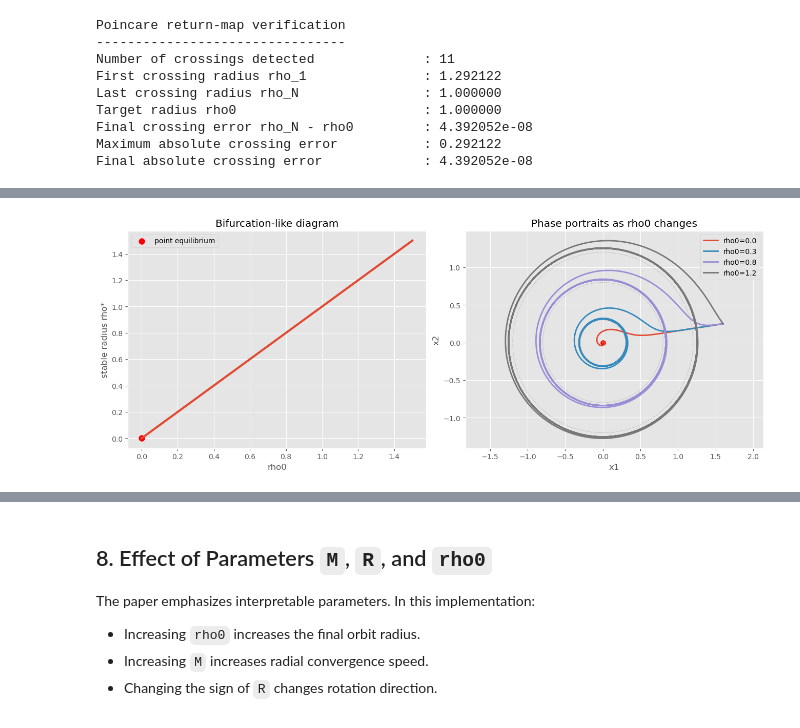
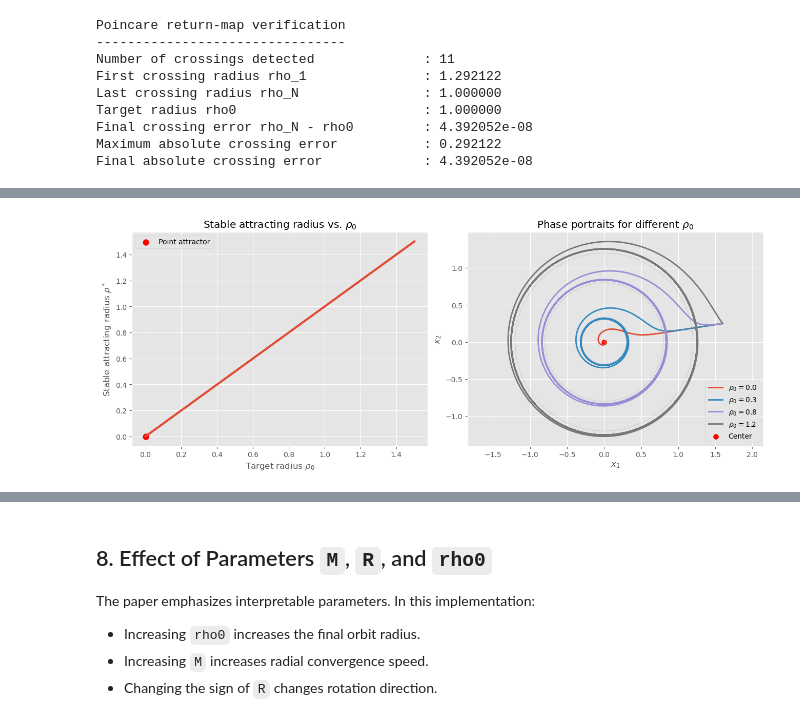
Before and after one commit to Debojit-D/LSDwBifurcations, a Jupyter notebook: main.ipynb, the cells around one changed output, grey strips where cells are left out. Drawn from its saved outputs; the diff is of its cells as text; code cells hidden in the pictures.

```diff
--- a/main.ipynb
+++ b/main.ipynb
@@ -164,7 +170,8 @@ for ax, mu, title in zip(axes, mu_cases, case_titles):
     # Limit cycle radius for mu > 0
     if mu > 0:
         r_star = np.sqrt(mu)
-        circle = plt.Circle((0, 0), r_star, fill=False, linestyle="--", linewidth=2)
+        circle = plt.Circle((0, 0), r_star, fill=False, linestyle="--",
+                            linewidth=2)
         ax.add_patch(circle)
         ax.text(0.05, r_star + 0.1, rf"$r^*=\sqrt{{\mu}}={r_star:.2f}$")
 
@@ -177,7 +184,8 @@ for ax, mu, title in zip(axes, mu_cases, case_titles):
     ax.set_ylim(-2.2, 2.2)
     ax.grid(True)
 
-plt.suptitle("Classical Hopf bifurcation: change from equilibrium to limit cycle", y=1.05)
+plt.suptitle("Classical Hopf bifurcation: change from equilibrium to limit cycle",
+             y=1.05)
 plt.show()
 
 
@@ -562,7 +636,8 @@ for ax, (rho0, title) in zip(axes, cases):
         ax.plot(xs[:, 0], xs[:, 1], lw=2)
         ax.scatter(xs[0, 0], xs[0, 1], c="black", s=25)
     if rho0 > 0:
-        ax.add_patch(plt.Circle((0, 0), rho0, fill=False, color="black", ls="--", lw=2))
+        ax.add_patch(plt.Circle((0, 0), rho0, fill=False, color="black",
+                                ls="--", lw=2))
     ax.scatter(0, 0, c="red", s=60, label="center")
     ax.set_title(title + f" (rho0={rho0})")
     ax.set_xlabel("x1")
@@ -992,27 +1121,56 @@ So the attracting set is a point when `rho0 = 0`, and a circle when `rho0 > 0`.
 # %%
 rho0_grid = np.linspace(0, 1.5, 100)
 stable_radius = rho0_grid
 
 fig, axes = plt.subplots(1, 2, figsize=(13, 5), constrained_layout=True)
+
+# ------------------------------------------------------------
+# 1) Stable attracting radius as rho0 changes
+# ------------------------------------------------------------
 axes[0].plot(rho0_grid, stable_radius, lw=3)
-axes[0].scatter([0], [0], c="red", s=70, label="point equilibrium")
-axes[0].set_xlabel("rho0")
-axes[0].set_ylabel("stable radius rho*")
-axes[0].set_title("Bifurcation-like diagram")
+axes[0].scatter([0], [0], c="red", s=70, label="Point attractor")
+
+axes[0].set_xlabel(r"Target radius $\rho_0$")
+axes[0].set_ylabel(r"Stable attracting radius $\rho^*$")
+axes[0].set_title(r"Stable attracting radius vs. $\rho_0$")
 axes[0].legend()
+axes[0].grid(True)
 
-for rho0 in [0.0, 0.3, 0.8, 1.2]:
-    xs, _ = simulate_2d((1.6, 0.25), constant_params(rho0=rho0), steps=1800)
-    axes[1].plot(xs[:, 0], xs[:, 1], lw=2, label=f"rho0={rho0}")
+# ------------------------------------------------------------
+# 2) Phase portraits for different rho0 values
+# ------------------------------------------------------------
+rho0_cases = [0.0, 0.3, 0.8, 1.2]
+x0 = (1.6, 0.25)
+
+for rho0 in rho0_cases:
+    xs, _ = simulate_2d(
+        x0,
+        constant_params(rho0=rho0),
+        steps=1800
+    )
+
+    axes[1].plot(xs[:, 0], xs[:, 1], lw=2, label=rf"$\rho_0={rho0}$")
+
     if rho0 > 0:
-        axes[1].add_patch(plt.Circle((0, 0), rho0, fill=False, color="gray", ls="--", alpha=0.5))
+        axes[1].add_patch(
+            plt.Circle(
+                (0, 0),
+                rho0,
+                fill=False,
+                color="gray",
+                ls="--",
+                alpha=0.5
+            )
+        )
 
-axes[1].scatter(0, 0, c="red", s=50)
+axes[1].scatter(0, 0, c="red", s=50, label="Center")
 axes[1].axis("equal")
-axes[1].set_title("Phase portraits as rho0 changes")
-axes[1].set_xlabel("x1")
-axes[1].set_ylabel("x2")
+axes[1].set_title(r"Phase portraits for different $\rho_0$")
+axes[1].set_xlabel(r"$x_1$")
+axes[1].set_ylabel(r"$x_2$")
 axes[1].legend()
+axes[1].grid(True)
+
 plt.show()
 # %% [output]
-[figure, old version]
+[figure, new version]
```
Also changed, not shown: parts of 30 cells of this notebook.
